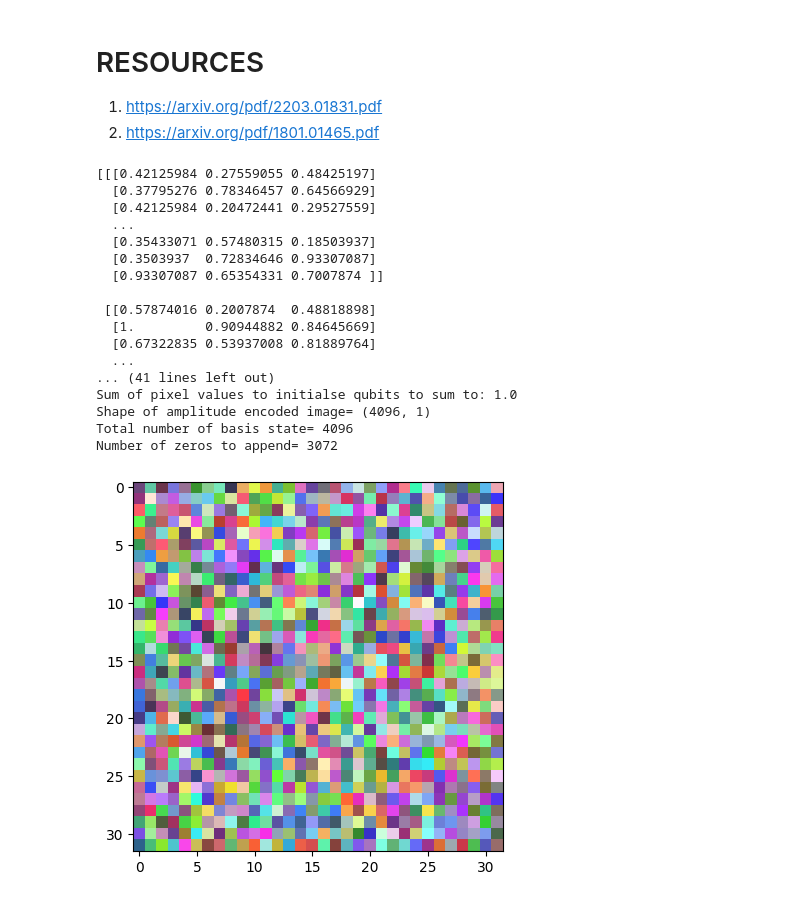
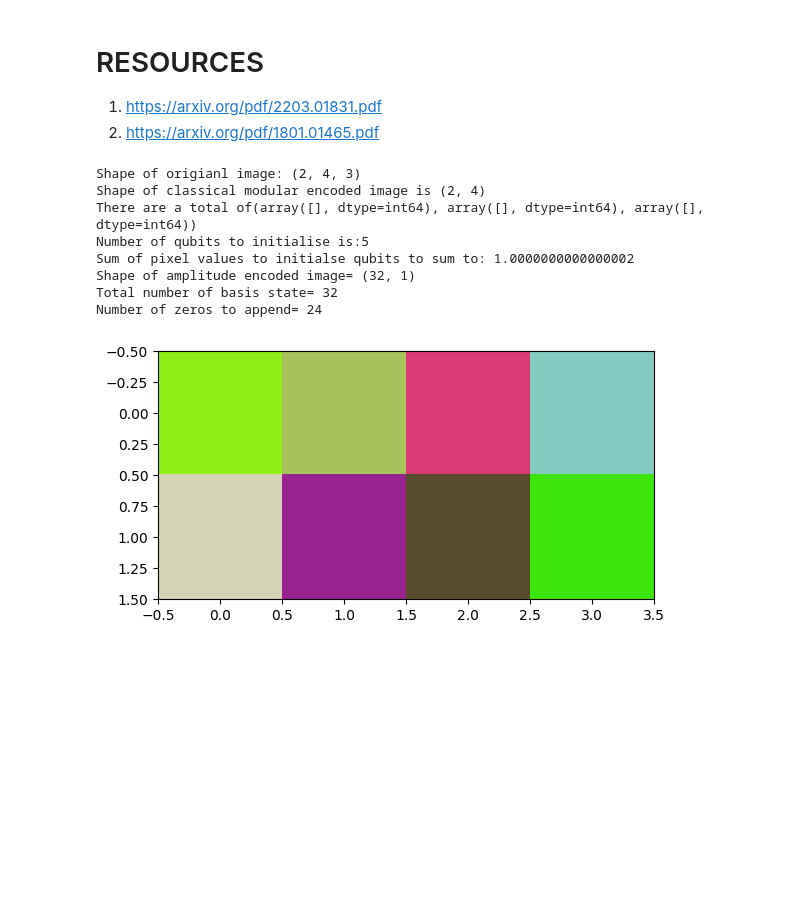
Before and after one commit to el-dAna/QC, a Jupyter notebook: hacathons/image_encoding.ipynb, the cells around one changed output. Saved outputs shown, nothing was run; the diff lists cells and outputs as text; code cells hidden in the pictures; blank space fills up the shorter version.

```diff
--- a/hacathons/image_encoding.ipynb
+++ b/hacathons/image_encoding.ipynb
@@ -48,7 +48,12 @@ def classical_encode(image, M=349, N=351):
   returns:
   modular_image:ndarray -> array of modular encoded rgb image of shape (w,h)
   """
-  r,g,b = image[:,:,0], image[:,:,1], image[:,:,2]
+  image_dim = len(image.shape)
+  if image_dim == 3:
+    r,g,b = image[:,:,0], image[:,:,1], image[:,:,2]
+  elif image_dim == 1:
+    r,g,b = image[0], image[1], image[2]
+
   modular_image = (r*M*N)+(g*N)+b
   print("Shape of classical modular encoded image is", modular_image.shape)
   print(f"There are a total of{np.where(image==0)}")
@@ -104,59 +109,51 @@ image = np.array([[0, 0, 0, 0, 0, 0, 0, 0],
                   [0, 1, 1, 1, 1, 1, 0, 0],
                   [0, 1, 1, 1, 1, 1, 1, 0],
                   [0, 1, 1, 1, 1, 1, 1, 0],
                   [0, 1, 1, 0, 1, 1, 1, 0],
                   [0, 0, 0, 1, 1, 1, 1, 0],
                   [0, 0, 0, 1, 1, 1, 1, 0],
                   [0, 0, 0, 0, 0, 0, 0, 1]])
 from PIL import Image
 #Open the image
-image_width = 32
-image_height = 32
-M=1
-N=1
+image_width = 2
+image_height = 4
+M=300
+N=300
 image_path = '/workspaces/QC/murat.jpeg'
 
 image = Image.open(image_path)
 image = image.resize((image_width, image_height))
 image = np.array(image)
 
-image = np.random.randint(45, 255, size=3*image_width*image_height).reshape(image_width, image_height,3)
+image = np.random.randint(1, 255, size=3*image_width*image_height).reshape(image_width, image_height,3)
 #image = np.array((3,2,2,3,3,2,2,3)).reshape(2,4)
 #image = np.array((1,1,1,1)).reshape(2,2)
 #image = np.array((3,2,2,3)).reshape(2,2)
 # image = np.array((1,2,3,4)).reshape(2,2)
 #image = np.array((4,1,1,1,1,1,1,4)).reshape(2,4)
 #image = np.array((1,2,3,4,1,2,3,4)).reshape(2,4)
 
-image = image/np.max(image)
-print(image)
+#image = image/np.max(image)
+#print(image)
 print("Shape of origianl image:", image.shape)
 plt.imshow(image)
 modular_image = classical_encode(image, M=M, N=N)
-
+modular_image = np.round(modular_image)
+modular_image = modular_image.astype(int)
 
 num_qubits = get_qubits(image_width=image_width, image_height=image_height)
 print(f"Number of qubits to initialise is:{num_qubits}")
 amplitude_encoded, rms, pixel_num, img_max = amplitude_encode(modular_image, num_qubits=num_qubits)
 # %% [output]
-[[[0.42125984 0.27559055 0.48425197]
-  [0.37795276 0.78346457 0.64566929]
-  [0.42125984 0.20472441 0.29527559]
-  ...
-  [0.35433071 0.57480315 0.18503937]
-  [0.3503937  0.72834646 0.93307087]
-  [0.93307087 0.65354331 0.7007874 ]]
-
- [[0.57874016 0.2007874  0.48818898]
-  [1.         0.90944882 0.84645669]
-  [0.67322835 0.53937008 0.81889764]
-  ...
-... (41 lines left out)
-Sum of pixel values to initialse qubits to sum to: 1.0
-Shape of amplitude encoded image= (4096, 1)
-Total number of basis state= 4096
-Number of zeros to append= 3072
+Shape of origianl image: (2, 4, 3)
+Shape of classical modular encoded image is (2, 4)
+There are a total of(array([], dtype=int64), array([], dtype=int64), array([], dtype=int64))
+Number of qubits to initialise is:5
+Sum of pixel values to initialse qubits to sum to: 1.0000000000000002
+Shape of amplitude encoded image= (32, 1)
+Total number of basis state= 32
+Number of zeros to append= 24
-[figure, old version]
+[figure, new version]
 # %%
 
 qc= QuantumCircuit(num_qubits)
```
Also changed, not shown: parts of 9 cells of this notebook.
